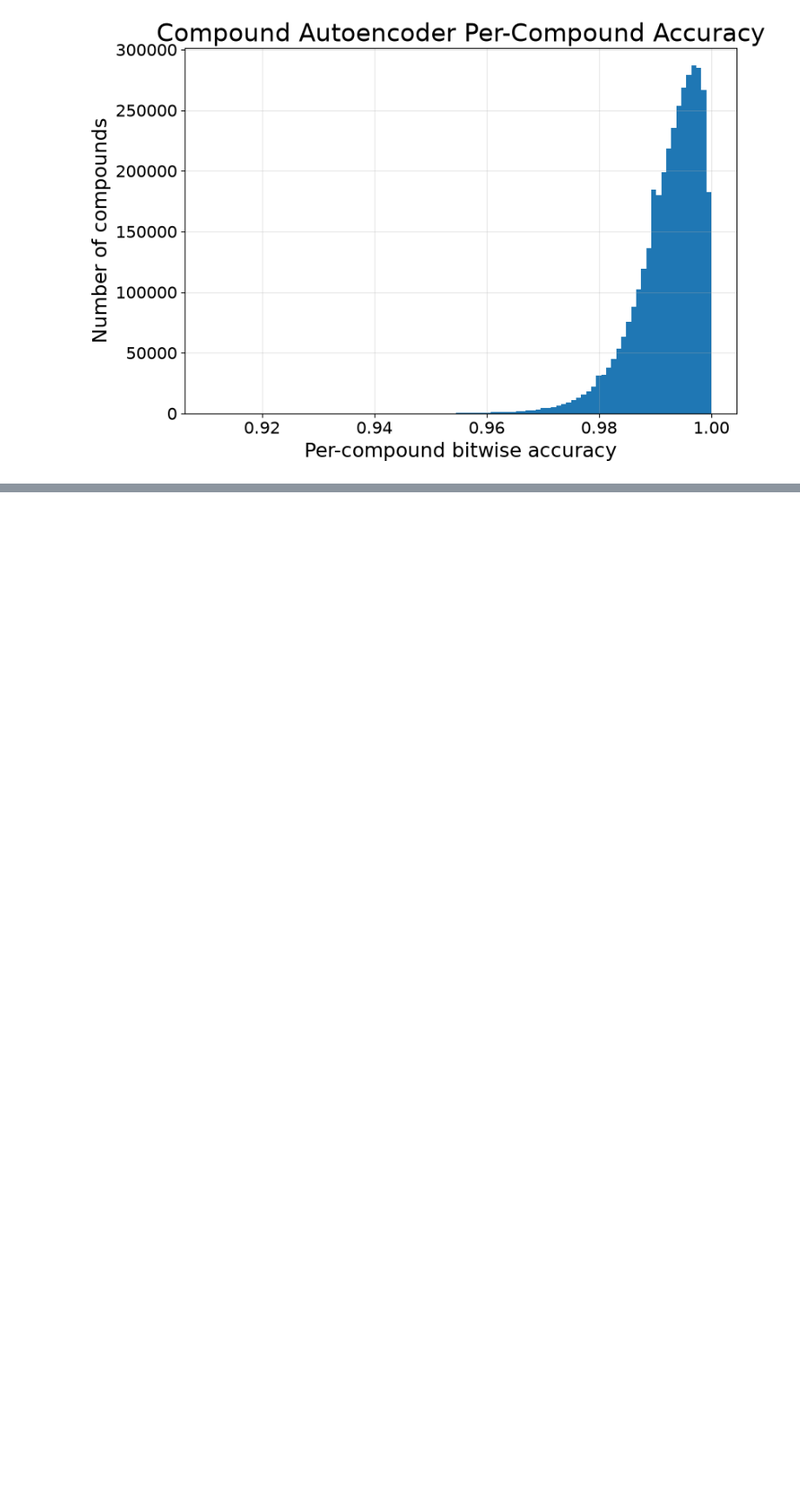
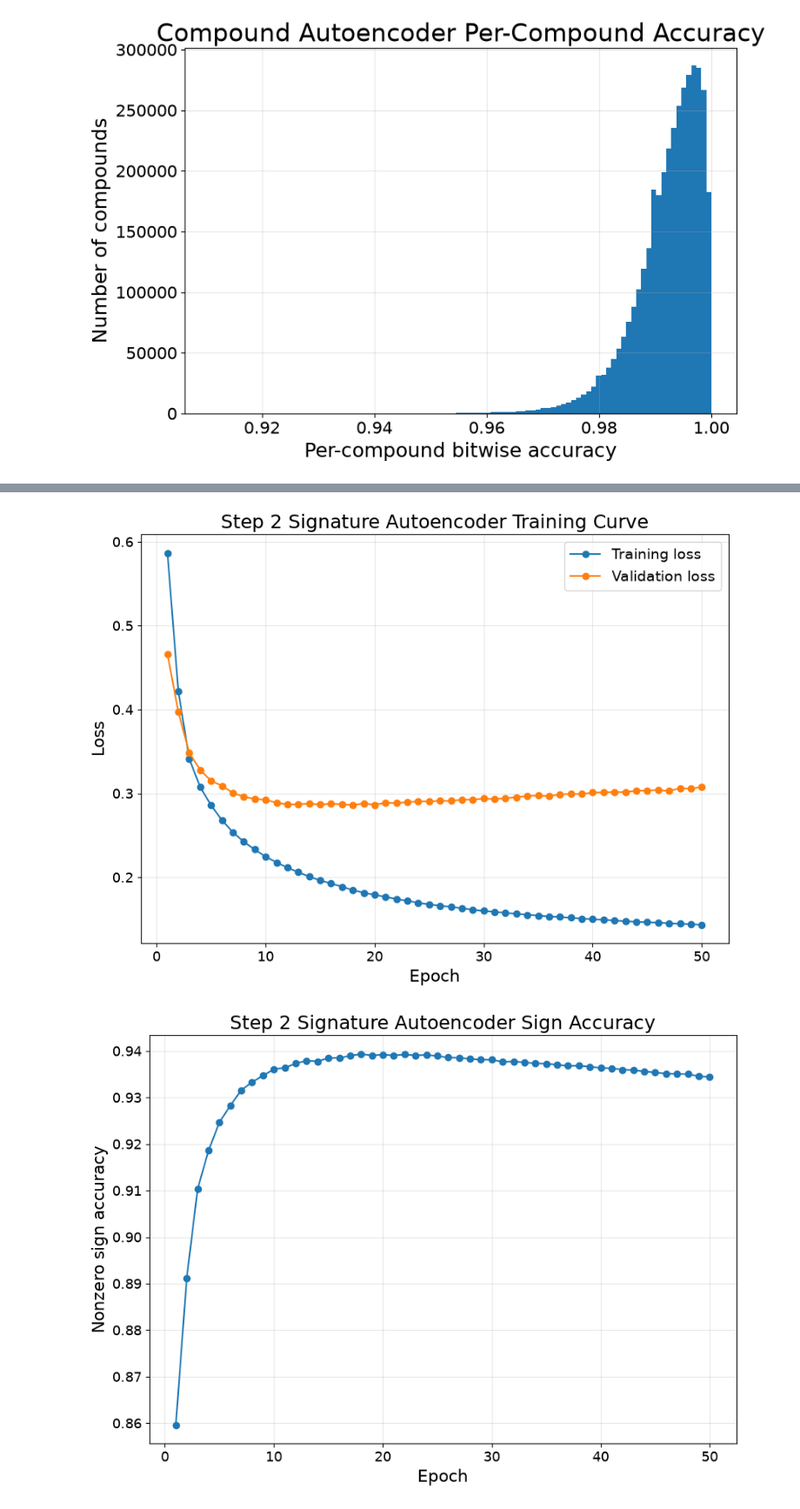
Before and after one commit to mell508-gif/predicting-predictability, a Jupyter notebook: data/july_wraps.ipynb, the cells around one changed output, grey strips where cells are left out. Shown at 87% size. Saved outputs shown, nothing was run; the diff lists cells and outputs as text; code cells hidden in the pictures; blank space fills up the shorter version.

```diff
--- a/data/july_wraps.ipynb
+++ b/data/july_wraps.ipynb
@@ -2326,0 +3073,54 @@ plt.show()
+# %%
+import matplotlib.pyplot as plt
+
+metrics_path = MODEL_DIR / f"step2_signature_autoencoder_latent{LATENT_DIM}_metrics.csv"
+metrics_df = pd.read_csv(metrics_path)
+
+FIG_DIR = PROJECT_ROOT / "figures" / "step2_signature_autoencoder"
+FIG_DIR.mkdir(parents=True, exist_ok=True)
+
+plot_df = (
+    metrics_df
+    .sort_values("epoch")
+    .drop_duplicates(subset=["epoch"], keep="last")
+)
+
+plt.figure(figsize=(10, 7))
+plt.plot(plot_df["epoch"], plot_df["train_loss"], marker="o", label="Training loss")
+plt.plot(plot_df["epoch"], plot_df["val_loss"], marker="o", label="Validation loss")
+plt.xlabel("Epoch", fontsize=16)
+plt.ylabel("Loss", fontsize=16)
+plt.title("Step 2 Signature Autoencoder Training Curve", fontsize=18)
+plt.legend(fontsize=14)
+plt.grid(True, alpha=0.3)
+plt.xticks(fontsize=13)
+plt.yticks(fontsize=13)
+plt.savefig(FIG_DIR / "step2_signature_autoencoder_train_val_loss.png", dpi=300, bbox_inches="tight")
+plt.show()
+
+plt.figure(figsize=(10, 7))
+plt.plot(plot_df["epoch"], plot_df["val_nonzero_sign_accuracy"], marker="o")
+plt.xlabel("Epoch", fontsize=16)
+plt.ylabel("Nonzero sign accuracy", fontsize=16)
+plt.title("Step 2 Signature Autoencoder Sign Accuracy", fontsize=18)
+plt.grid(True, alpha=0.3)
+plt.xticks(fontsize=13)
+plt.yticks(fontsize=13)
+plt.savefig(FIG_DIR / "step2_signature_autoencoder_sign_accuracy.png", dpi=300, bbox_inches="tight")
+plt.show()
+
+plt.figure(figsize=(10, 7))
+plt.plot(plot_df["epoch"], plot_df["val_nonzero_mse"], marker="o", label="Nonzero gene MSE")
+plt.plot(plot_df["epoch"], plot_df["val_zero_mse"], marker="o", label="Zero gene MSE")
+plt.xlabel("Epoch", fontsize=16)
+plt.ylabel("MSE", fontsize=16)
+plt.title("Step 2 Signature Autoencoder Reconstruction Components", fontsize=18)
+plt.legend(fontsize=14)
+plt.grid(True, alpha=0.3)
+plt.xticks(fontsize=13)
+plt.yticks(fontsize=13)
+plt.savefig(FIG_DIR / "step2_signature_autoencoder_mse_components.png", dpi=300, bbox_inches="tight")
+plt.show()
+# %% [output]
+[figure, added]
+[figure, added]
```
Also changed, not shown: parts of 15 cells of this notebook, 12 other files.
